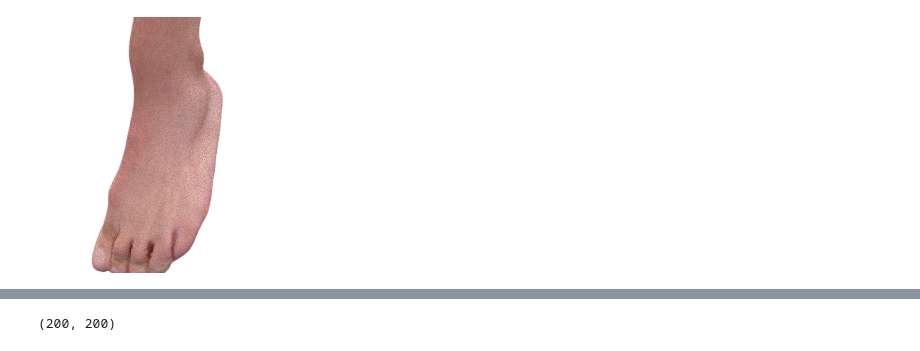
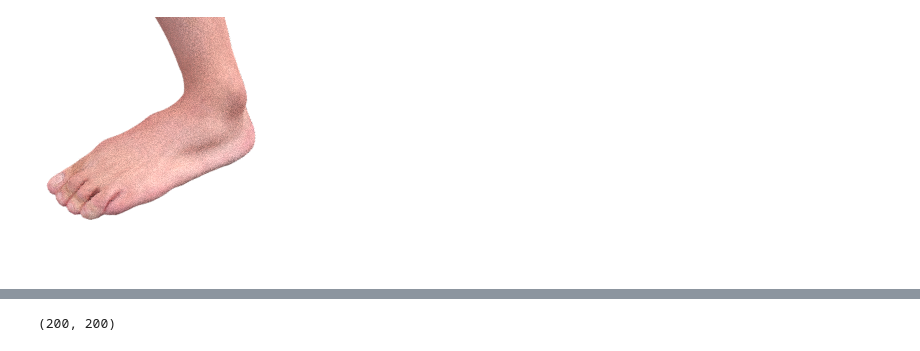
Before and after one commit to ehe3/HandPointNet, a Jupyter notebook: visualize.ipynb, the cells around one changed output, grey strips where cells are left out. Cells and saved outputs as stored; diff of their text form; code cells hidden in the pictures.

```diff
--- a/visualize.ipynb
+++ b/visualize.ipynb
@@ -163,9 +163,9 @@ gt        = os.path.join(data_root, 'o2_0001', '0018_joint_pos.txt')
 pc, coeff, max_bb3d_len, offset, jnt_xyz_normalized = preprocess(depth_map, gt, add_noise=True)
 point_cloud = torch.from_numpy(pc.reshape((1,1024,6))).float()
 # %%
-display(Image(filename=os.path.join(data_root, 'o2_0001', '0018.png')))
+display(Image(filename=os.path.join(data_root, 'o2_0001', '0020.png')))
 # %% [output]
-[figure, old version]
+[figure, new version]
 # %%
 plot(pc,jnt_xyz_normalized)
 # %% [output]
```
Also changed, not shown: parts of 1 cell of this notebook, 1 other file.
